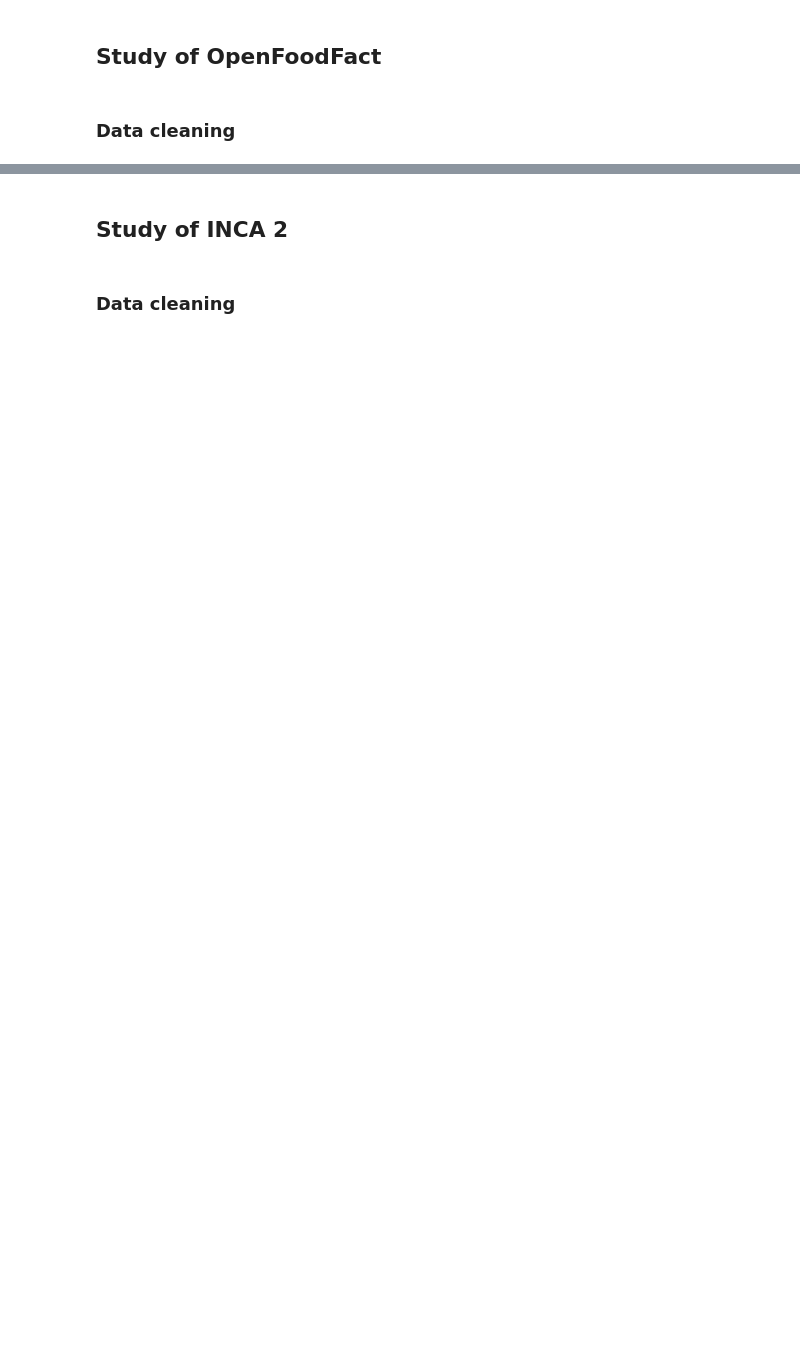
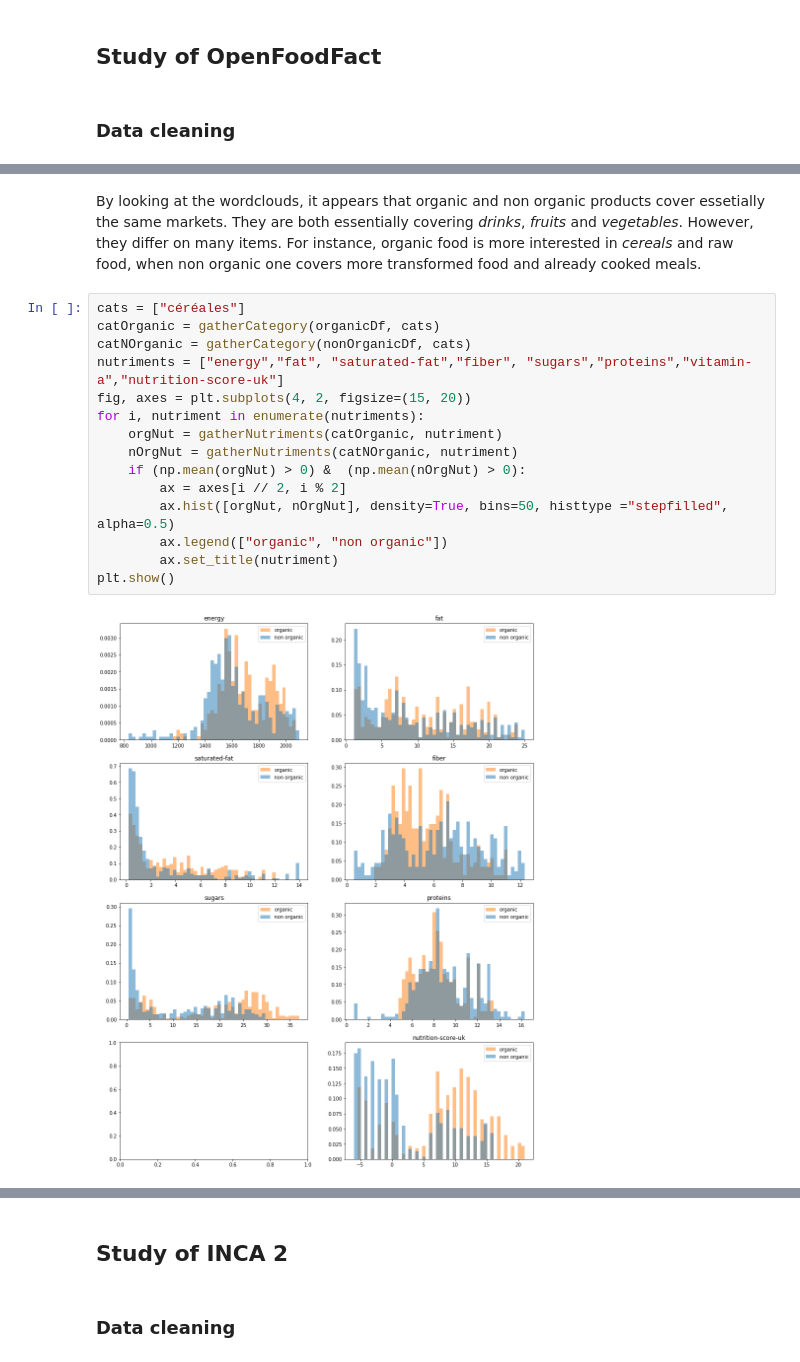
Before and after one commit to KingOfCola/ADAX-project, a Jupyter notebook: project/Milestone 2.ipynb, the cells around one changed output, grey strips where cells are left out. Drawn from its saved outputs; the diff is of its cells as text; blank space fills up the shorter version.

```diff
--- a/project/Milestone 2.ipynb
+++ b/project/Milestone 2.ipynb
@@ -76,0 +190,19 @@ def getOFFDataFrameCat(cats, **kwargs):
+# %% [markdown]
+By looking at the wordclouds, it appears that organic and non organic products cover essetially the same markets. They are both essentially covering *drinks*, *fruits* and *vegetables*. However, they differ on many items. For instance, organic food is more interested in *cereals* and raw food, when non organic one covers more transformed food and already cooked meals.
+# %%
+cats = ["céréales"]
+catOrganic = gatherCategory(organicDf, cats)
+catNOrganic = gatherCategory(nonOrganicDf, cats)
+nutriments = ["energy","fat", "saturated-fat","fiber", "sugars","proteins","vitamin-a","nutrition-score-uk"]
+fig, axes = plt.subplots(4, 2, figsize=(15, 20))
+for i, nutriment in enumerate(nutriments):
+    orgNut = gatherNutriments(catOrganic, nutriment)
+    nOrgNut = gatherNutriments(catNOrganic, nutriment)
+    if (np.mean(orgNut) > 0) &  (np.mean(nOrgNut) > 0):
+        ax = axes[i // 2, i % 2]
+        ax.hist([orgNut, nOrgNut], density=True, bins=50, histtype ="stepfilled", alpha=0.5)
+        ax.legend(["organic", "non organic"])
+        ax.set_title(nutriment)
+plt.show()
+# %% [output]
+[figure, added]
```
Also changed, not shown: parts of 13 cells of this notebook, 1 other file.
